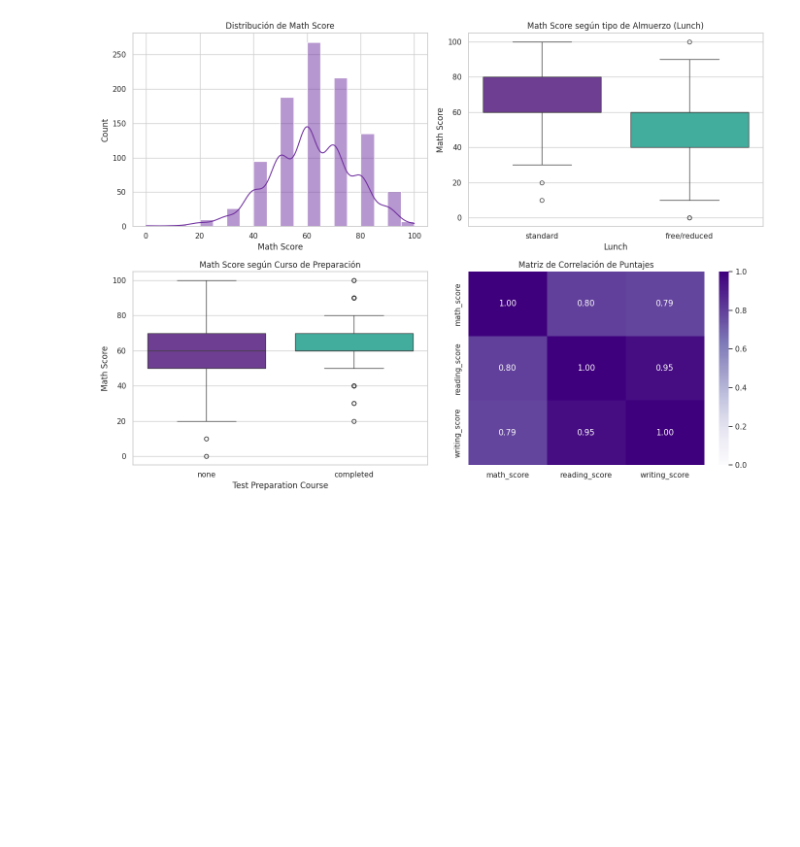
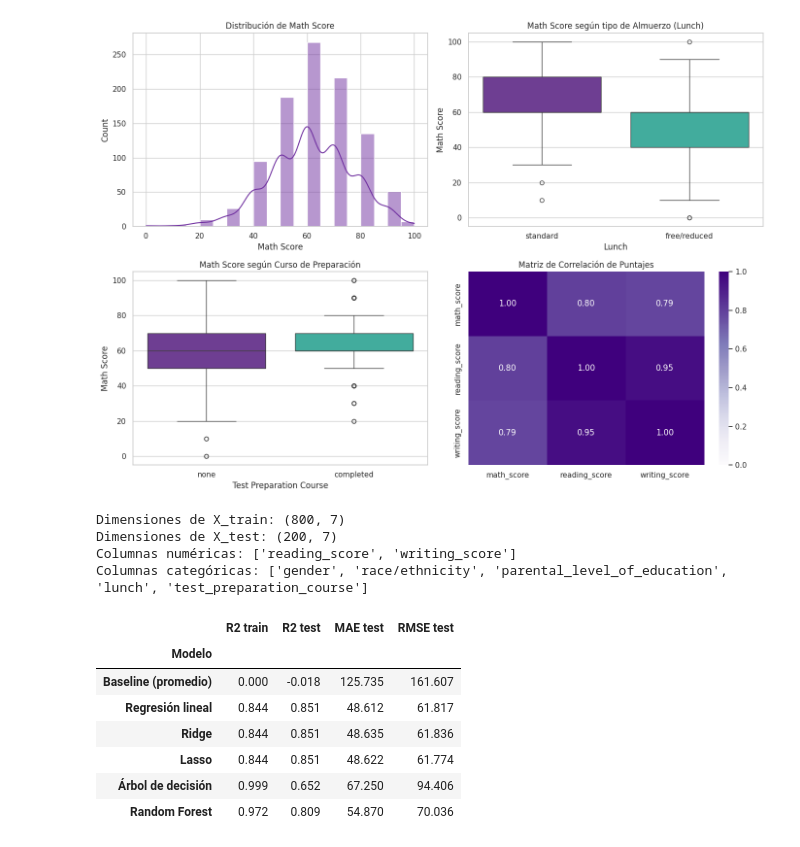
Before and after one commit to EmiiFernandez/actividades_data_sciente_ypf, a Jupyter notebook: notebook/C18_Noteboook-22.ipynb, the cells around one changed output. Cells and saved outputs as stored; diff of their text form; code cells hidden in the pictures; blank space fills up the shorter version.

```diff
--- a/notebook/C18_Noteboook-22.ipynb
+++ b/notebook/C18_Noteboook-22.ipynb
@@ -456,8 +562,8 @@ plt.show()
 # 3 y 4. Preparación y partición
 
 # Definir variables predictoras (X) y objetivo (y)
-y = estudiantes["math_score"]
-X = estudiantes.drop(columns=["math_score"])
+y_students = estudiantes["math_score"]
+X__students = estudiantes.drop(columns=["math_score"])
 
 # Identificar columnas numéricas y categóricas
 cols_num = X.select_dtypes(include=["int64", "float64"]).columns.tolist()
@@ -474,10 +580,15 @@ preprocesador_estudiantes = ColumnTransformer([
 
 # Particionar en train y test (80/20)
 X_train_est, X_test_est, y_train_est, y_test_est = train_test_split(
-    X, y, test_size=0.2, random_state=RANDOM_STATE
+    X__students, y_students, test_size=0.2, random_state=RANDOM_STATE
 )
 
 print("Dimensiones de X_train:", X_train_est.shape)
 print("Dimensiones de X_test:", X_test_est.shape)
 print("Columnas numéricas:", cols_num)
 print("Columnas categóricas:", cols_cat)
+# %% [output]
+Dimensiones de X_train: (800, 7)
+Dimensiones de X_test: (200, 7)
+Columnas numéricas: ['reading_score', 'writing_score']
+Columnas categóricas: ['gender', 'race/ethnicity', 'parental_level_of_education', 'lunch', 'test_preparation_course']
@@ -492,0 +595,27 @@ print("Columnas categóricas:", cols_cat)
+# %%
+# 5. Modelos base y comparación de métricas
+pipes_est_real, filas_est_real = {}, []
+for nombre, modelo in modelos.items():
+    pipe = Pipeline([("prep", preprocesador_estudiantes), ("modelo", modelo)]).fit(X_train_est, y_train_est)
+    pred_tr = pipe.predict(X_train_est)
+    pred_te = pipe.predict(X_test_est)
+
+    filas_est_real.append({
+        "Modelo": nombre,
+        "R2 train": r2_score(y_train_est, pred_tr),
+        "R2 test": r2_score(y_test_est, pred_te),
+        "MAE test": mean_absolute_error(y_test_est, pred_te),
+        "RMSE test": np.sqrt(mean_squared_error(y_test_est, pred_te)),
+    })
+
+resultados_est_reales = pd.DataFrame(filas_est_real).set_index("Modelo").round(3)
+display(resultados_est_reales)
+# %% [output]
+|  | R2 train | R2 test | MAE test | RMSE test |
+| Modelo |  |  |  |  |
+| Baseline (promedio) | 0.000 | -0.018 | 125.735 | 161.607 |
+| Regresión lineal | 0.844 | 0.851 | 48.612 | 61.817 |
+| Ridge | 0.844 | 0.851 | 48.635 | 61.836 |
+| Lasso | 0.844 | 0.851 | 48.622 | 61.774 |
+| Árbol de decisión | 0.999 | 0.652 | 67.250 | 94.406 |
+| Random Forest | 0.972 | 0.809 | 54.870 | 70.036 |
```
Also changed, not shown: parts of 27 cells of this notebook.
